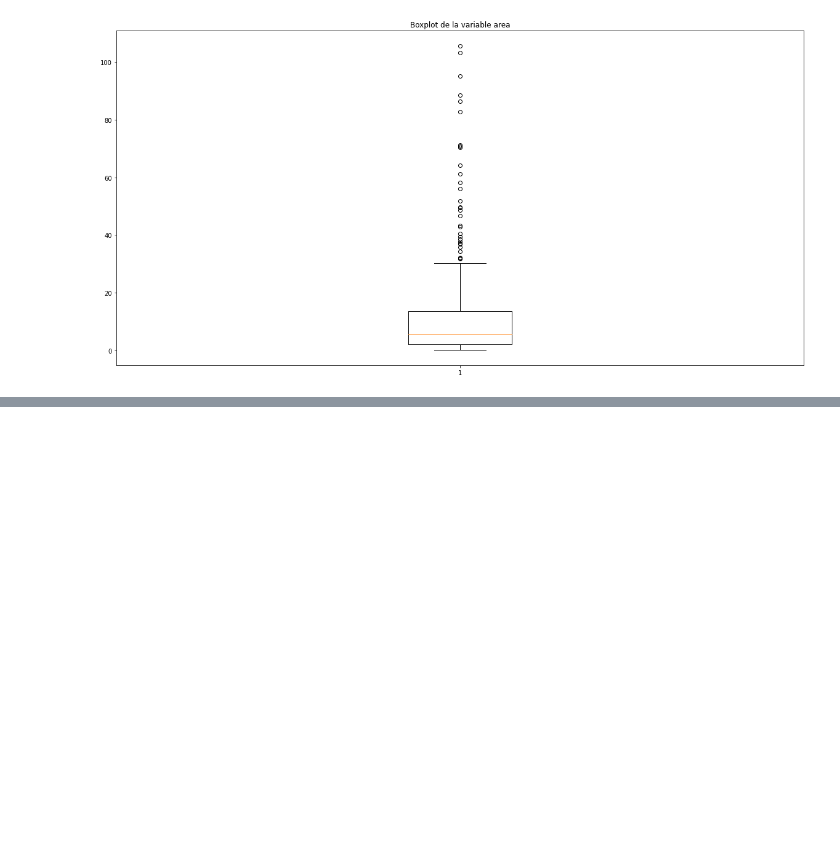
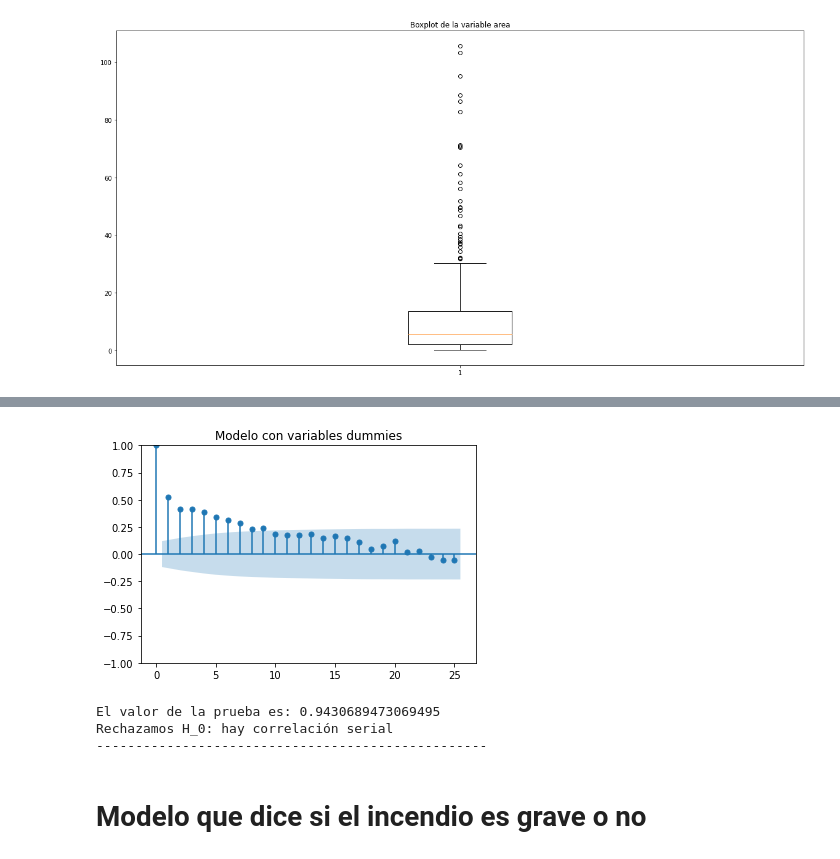
Before and after one commit to Alberto0410/Modelos-no-Parametricos-y-de-Regresion, a Jupyter notebook: Proyecto/Regresion Lineal Multiple.ipynb, the cells around one changed output, grey strips where cells are left out. Cells and saved outputs as stored; diff of their text form; code cells hidden in the pictures; blank space fills up the shorter version.

```diff
--- a/Proyecto/Regresion Lineal Multiple.ipynb
+++ b/Proyecto/Regresion Lineal Multiple.ipynb
@@ -430,0 +528,21 @@ plt.show()
+# %%
+# autocorrelograma
+plot_acf(model_dummies.resid)
+plt.title('Modelo con variables dummies')
+plt.show()
+# %% [output]
+[figure, added]
+# %%
+#prueba de Durbin-Watson
+print(f'El valor de la prueba es: {sm.stats.stattools.durbin_watson(model_dummies.resid)}')
+if sm.stats.stattools.durbin_watson(model_dummies.resid) > 1.5:
+    print("No rechazamos H_0: no hay correlación serial")
+else:
+    print("Rechazamos H_0: hay correlación serial")
+print('--------------------------------------------------\n')
+# %% [output]
+El valor de la prueba es: 0.9430689473069495
+Rechazamos H_0: hay correlación serial
+--------------------------------------------------
+# %% [markdown]
+# Modelo que dice si el incendio es grave o no
```
Also changed, not shown: parts of 13 cells of this notebook.
